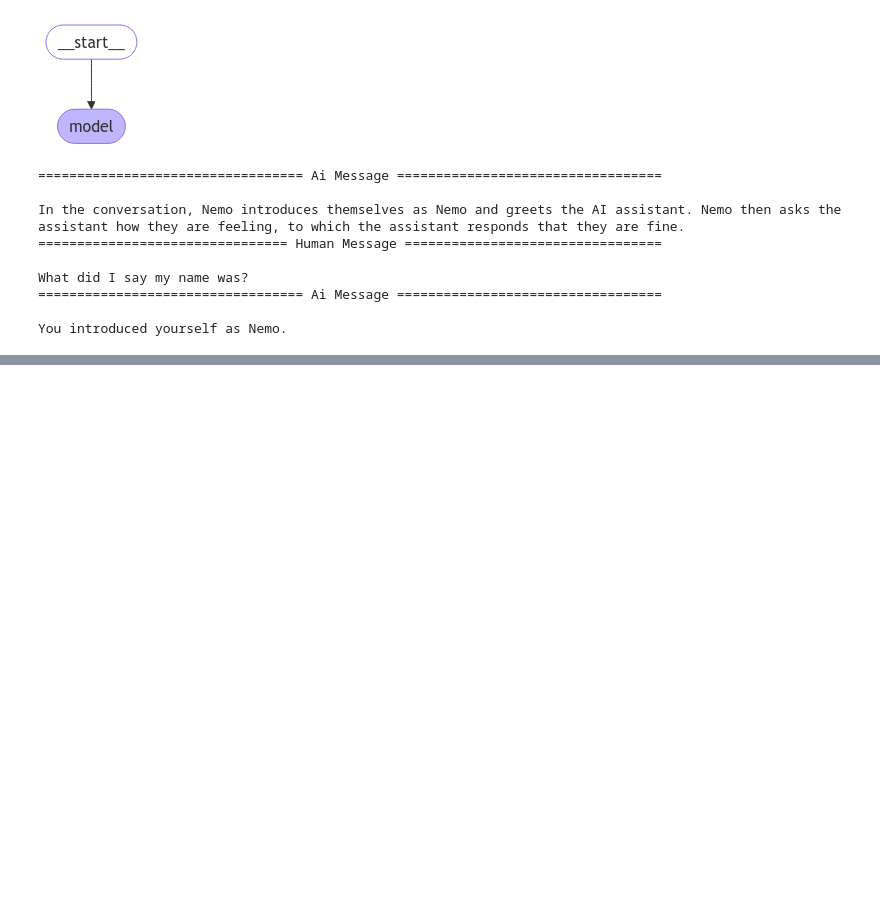
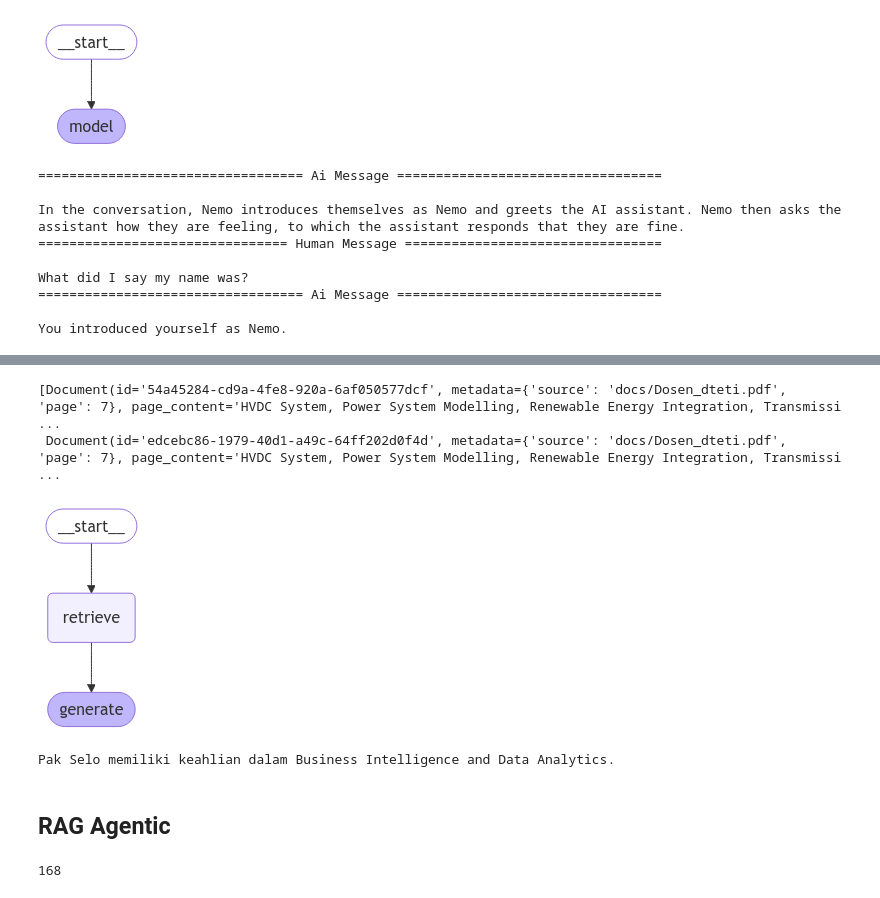
Before and after one commit to yzdnaufan/llm-module-rosnav, a Jupyter notebook: test.ipynb, the cells around one changed output, grey strips where cells are left out. Drawn from its saved outputs; the diff is of its cells as text; code cells hidden in the pictures; blank space fills up the shorter version.

Commit message:
agentic llm done

```diff
--- a/test.ipynb
+++ b/test.ipynb
@@ -278,0 +391,58 @@ You introduced yourself as Nemo.
+# %%
+docs
+# %% [output]
+[Document(id='54a45284-cd9a-4fe8-920a-6af050577dcf', metadata={'source': 'docs/Dosen_dteti.pdf', 'page': 7}, page_content='HVDC System, Power System Modelling, Renewable Energy Integration, Transmissi ...
+ Document(id='edcebc86-1979-40d1-a49c-64ff202d0f4d', metadata={'source': 'docs/Dosen_dteti.pdf', 'page': 7}, page_content='HVDC System, Power System Modelling, Renewable Energy Integration, Transmissi ...
+# %%
+
+# class Search(TypedDict):
+#     """Search query."""
+
+#     query: Annotated[str, ..., "Search query to run."]
+#     section: Annotated[
+#         Literal["Dosen_dteti", "Tenaga_Pendidik", "Advisory_Board", "Pengelola"],
+#         ...,
+#         "Section to query.",
+#     ]
+
+# Define state for application
+class State(TypedDict):
+    question: str
+    # query: Search
+    context: List[Document]
+    answer: str
+
+# Analyze query
+# def analyze_query(state: State):
+#     structured_query = llm.with_structured_output(Search)
+#     query = structured_query.invoke(state["question"])
+#     return {"query": query}
+
+# Define application steps
+def retrieve(state: State):
+    retrieved_docs = vector_store.similarity_search(state["question"])
+    return {"context": retrieved_docs}
+
+
+def generate(state: State):
+    docs_content = "\n\n".join(doc.page_content for doc in state["context"])
+    messages = prompt.invoke({"question": state["question"], "context": docs_content})
+    response = llm.invoke(messages)
+    return {"answer": response.content}
+
+
+# Compile application and test
+graph_builder = StateGraph(State).add_sequence([retrieve, generate])
+graph_builder.add_edge(START, "retrieve")
+graph = graph_builder.compile()
+# %%
+graph
+# %% [output]
+[figure, added]
+# %%
+response = graph.invoke({"question": "apa expertise dari pak selo?"})
+print(response["answer"])
+# %% [output]
+Pak Selo memiliki keahlian dalam Business Intelligence and Data Analytics.
+# %% [markdown]
+## RAG Agentic
@@ -278,0 +481,4 @@ You introduced yourself as Nemo.
+# %%
+len(doc_splits)
+# %% [output]
+168
```
Also changed, not shown: parts of 40 cells of this notebook, 22 other files.
